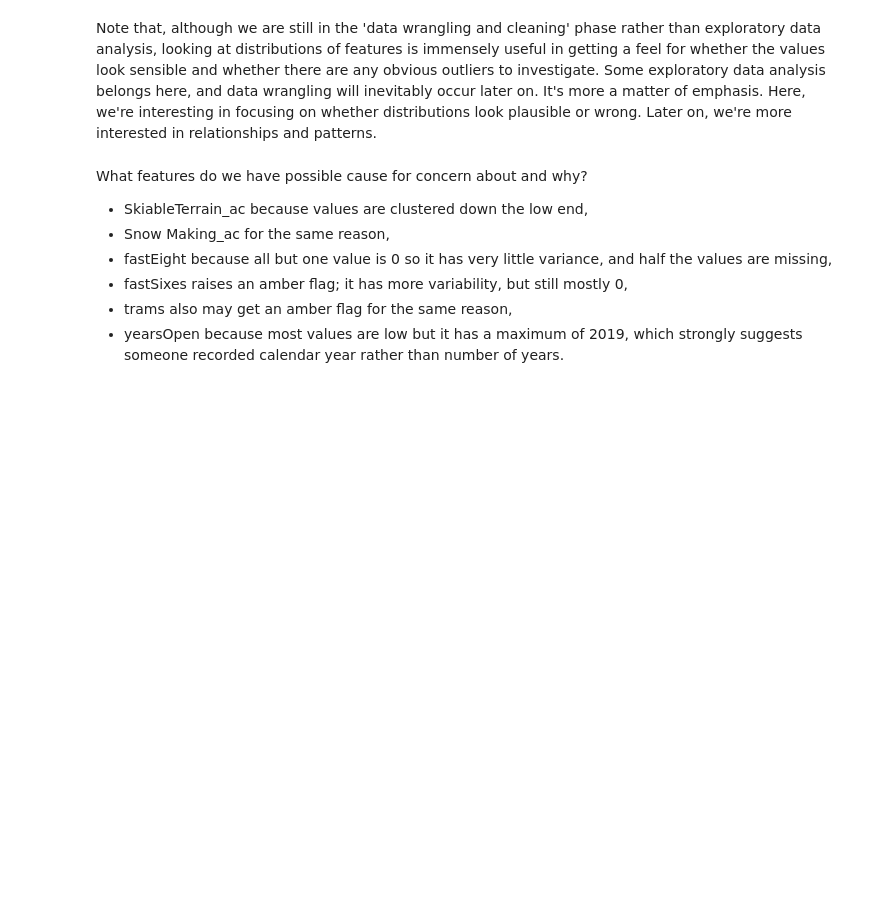
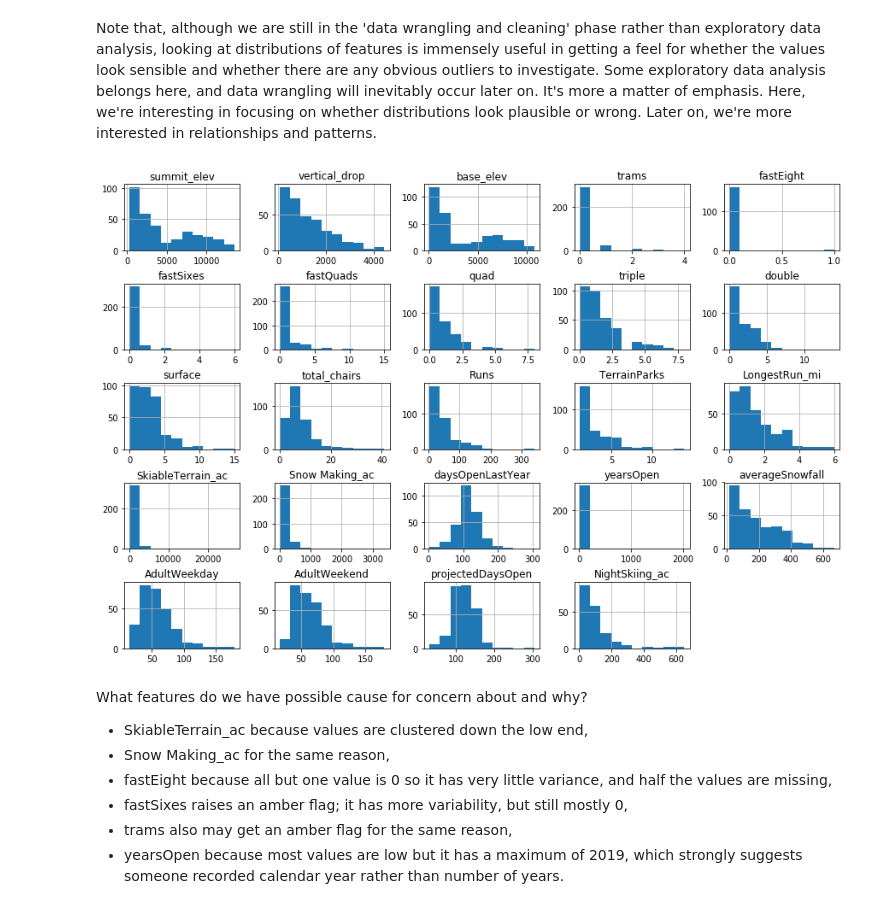
Before and after one commit to gyanamhazarika2/DataScienceGuidedCapstone, a Jupyter notebook: Notebooks/02_data_wrangling.ipynb, the cells around one changed output. Drawn from its saved outputs; the diff is of its cells as text; code cells hidden in the pictures; blank space fills up the shorter version.

```diff
--- a/Notebooks/02_data_wrangling.ipynb
+++ b/Notebooks/02_data_wrangling.ipynb
@@ -522,12 +537,14 @@ Note that, although we are still in the 'data wrangling and cleaning' phase rath
 # %%
 #Code task 18#
 #Call ski_data's `hist` method to plot histograms of each of the numeric features
 #Try passing it an argument figsize=(15,10)
 #Try calling plt.subplots_adjust() with an argument hspace=0.5 to adjust the spacing
 #It's important you create legible and easy-to-read plots
-ski_data.___(___)
-#plt.subplots_adjust(hspace=___);
+ski_data.hist(figsize=(15,10))
+plt.subplots_adjust(hspace=.5);
 #Hint: notice how the terminating ';' "swallows" some messy output and leads to a tidier notebook
+# %% [output]
+[figure, added]
 # %% [markdown]
 What features do we have possible cause for concern about and why?
 
```
Also changed, not shown: parts of 43 cells of this notebook, 2 other files.
